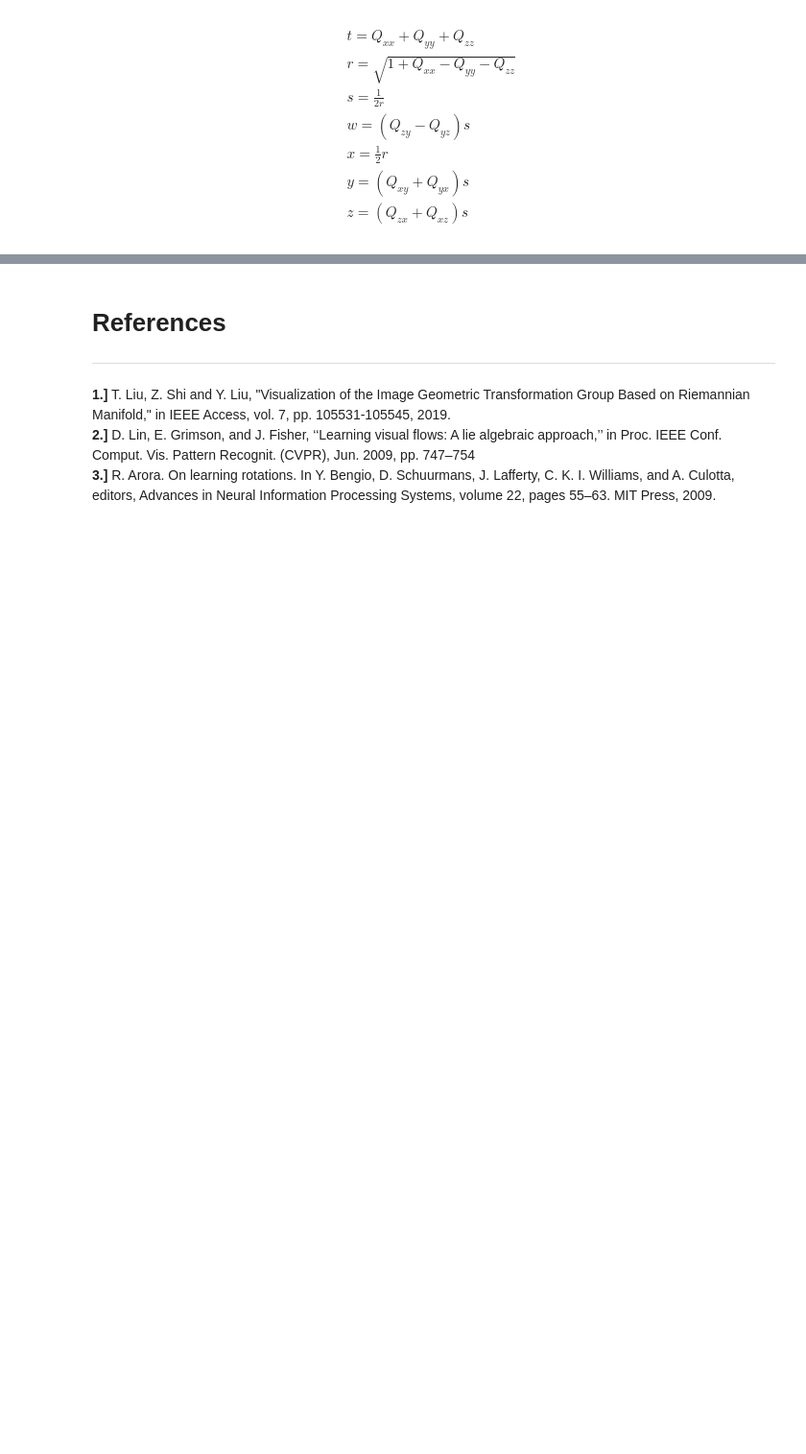
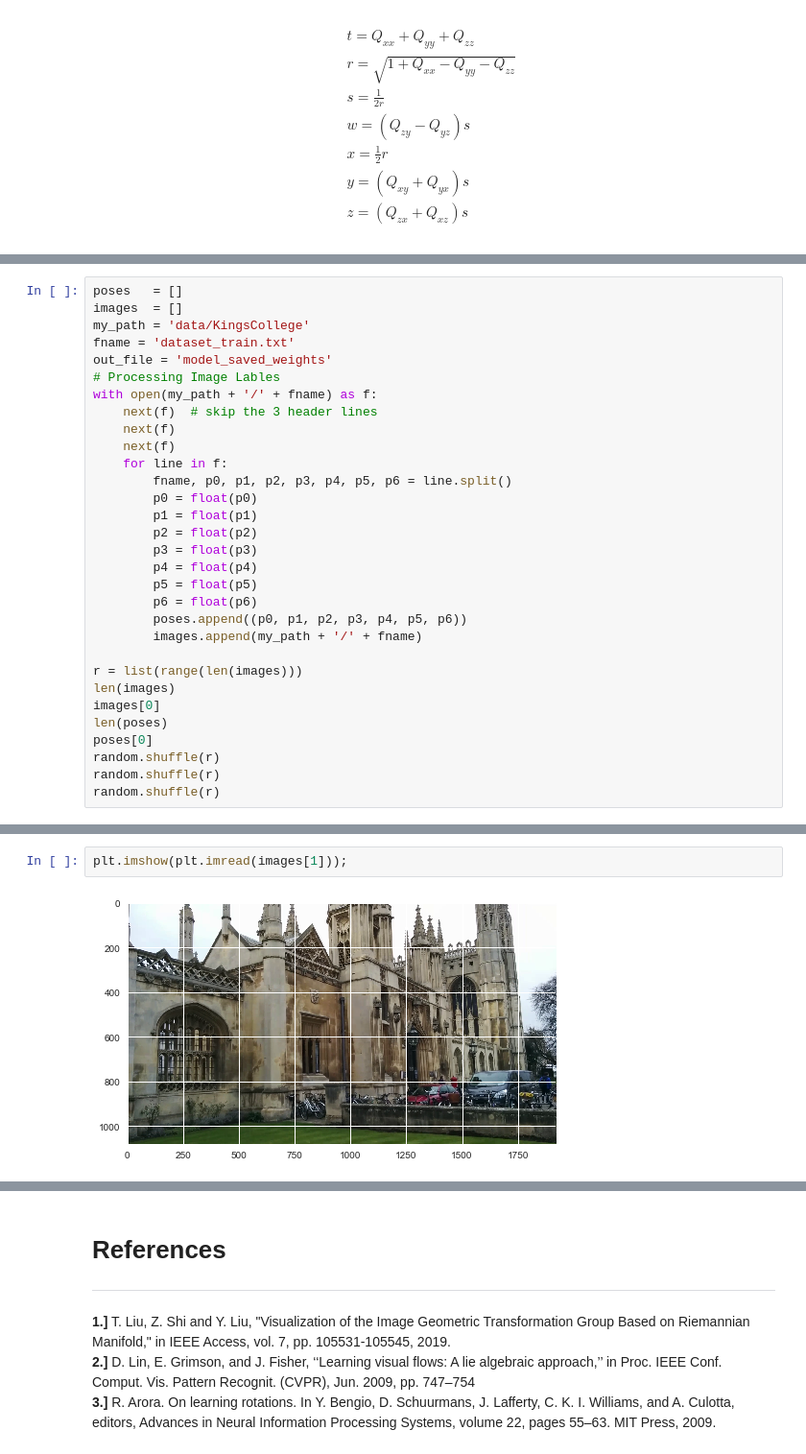
Before and after one commit to drewwilimitis/lie-group-rotations, a Jupyter notebook: lie_group_models.ipynb, the cells around one changed output, grey strips where cells are left out. Shown: that part at 96% size. Saved outputs shown, nothing was run; the diff lists cells and outputs as text; blank space fills up the shorter version.

```diff
--- a/lie_group_models.ipynb
+++ b/lie_group_models.ipynb
@@ -247,0 +398,31 @@ SO3.dim
+# %%
+poses   = []
+images  = []
+my_path = 'data/KingsCollege'
+fname = 'dataset_train.txt'
+out_file = 'model_saved_weights'
+# Processing Image Lables
+with open(my_path + '/' + fname) as f:
+    next(f)  # skip the 3 header lines
+    next(f)
+    next(f)
+    for line in f:
+        fname, p0, p1, p2, p3, p4, p5, p6 = line.split()
+        p0 = float(p0)
+        p1 = float(p1)
+        p2 = float(p2)
+        p3 = float(p3)
+        p4 = float(p4)
+        p5 = float(p5)
+        p6 = float(p6)
+        poses.append((p0, p1, p2, p3, p4, p5, p6))
+        images.append(my_path + '/' + fname)
+
+r = list(range(len(images)))
+len(images)
+images[0]
+len(poses)
+poses[0]
+random.shuffle(r)
+random.shuffle(r)
+random.shuffle(r)
@@ -247,0 +437,4 @@ SO3.dim
+# %%
+plt.imshow(plt.imread(images[1]));
+# %% [output]
+[figure, added]
```
Also changed, not shown: parts of 21 cells of this notebook.
